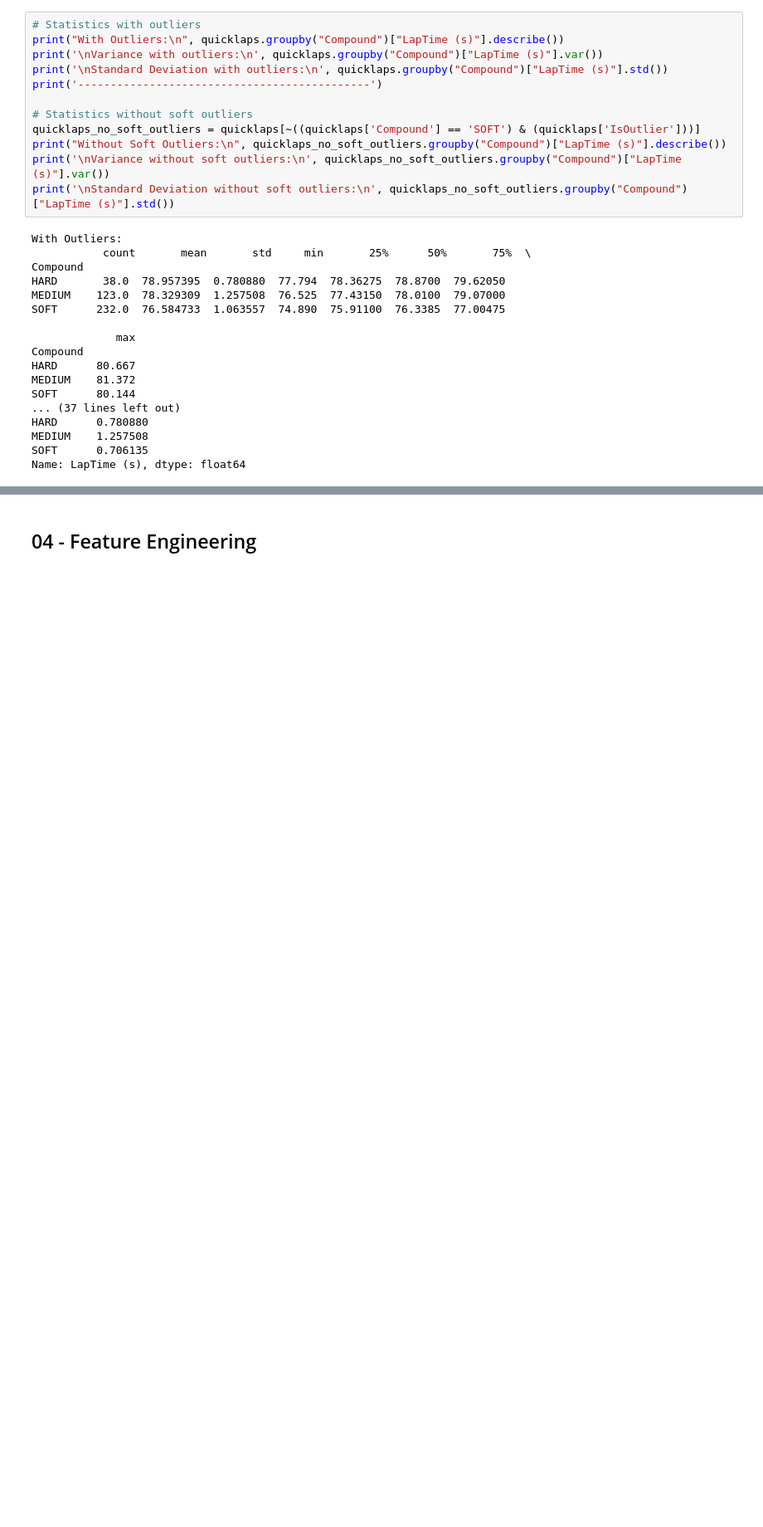
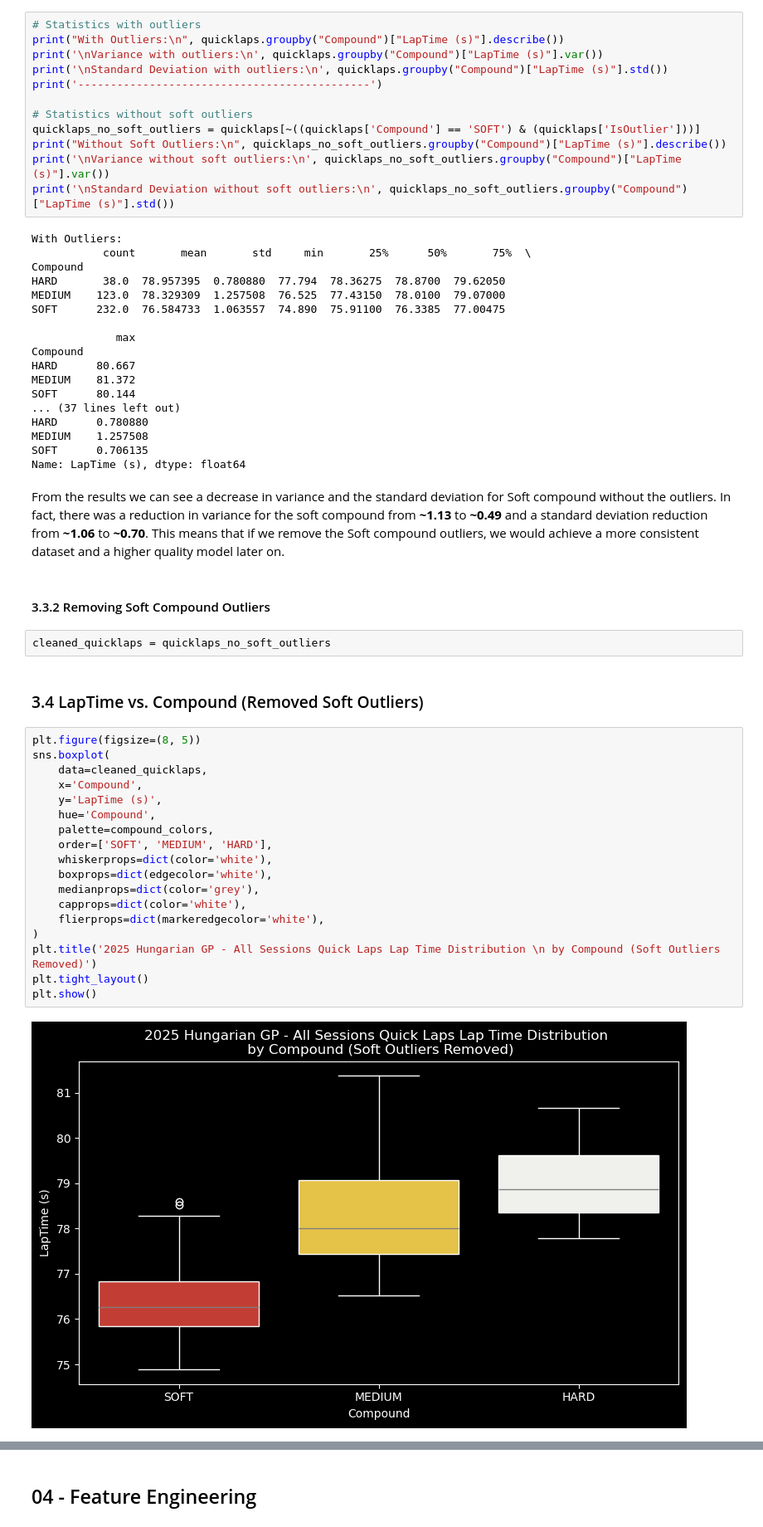
Before and after one commit to hai-henry/f1-midlap-predictor, a Jupyter notebook: notebooks/midlap-predictor.ipynb, the cells around one changed output, grey strips where cells are left out. Shown at 83% size. Cells and saved outputs as stored; diff of their text form; blank space fills up the shorter version.

```diff
--- a/notebooks/midlap-predictor.ipynb
+++ b/notebooks/midlap-predictor.ipynb
@@ -228,3 +277,31 @@ HARD      0.780880
 MEDIUM    1.257508
 SOFT      0.706135
 Name: LapTime (s), dtype: float64
+# %% [markdown]
+From the results we can see a decrease in variance and the standard deviation for Soft compound without the outliers. In fact, there was a reduction in variance for the soft compound from **~1.13** to **~0.49** and a standard deviation reduction from **~1.06** to **~0.70**. This means that if we remove the Soft compound outliers, we would achieve a more consistent dataset and a higher quality model later on.
+# %% [markdown]
+#### 3.3.2 Removing Soft Compound Outliers
+# %%
+cleaned_quicklaps = quicklaps_no_soft_outliers
+# %% [markdown]
+### 3.4 LapTime vs. Compound (Removed Soft Outliers)
+# %%
+plt.figure(figsize=(8, 5))
+sns.boxplot(
+    data=cleaned_quicklaps,
+    x='Compound',
+    y='LapTime (s)',
+    hue='Compound',
+    palette=compound_colors,
+    order=['SOFT', 'MEDIUM', 'HARD'],
+    whiskerprops=dict(color='white'),
+    boxprops=dict(edgecolor='white'),
+    medianprops=dict(color='grey'),
+    capprops=dict(color='white'),
+    flierprops=dict(markeredgecolor='white'),
+)
+plt.title('2025 Hungarian GP - All Sessions Quick Laps Lap Time Distribution \n by Compound (Soft Outliers Removed)')
+plt.tight_layout()
+plt.show()
+# %% [output]
+[figure, added]
```
Also changed, not shown: parts of 9 cells of this notebook.
